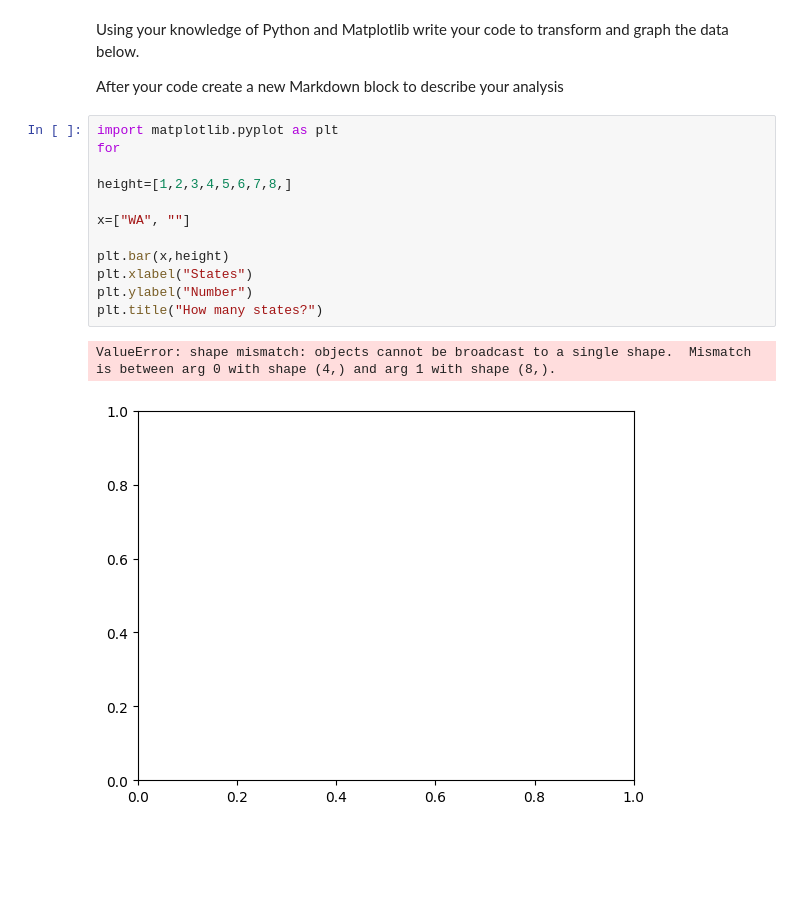
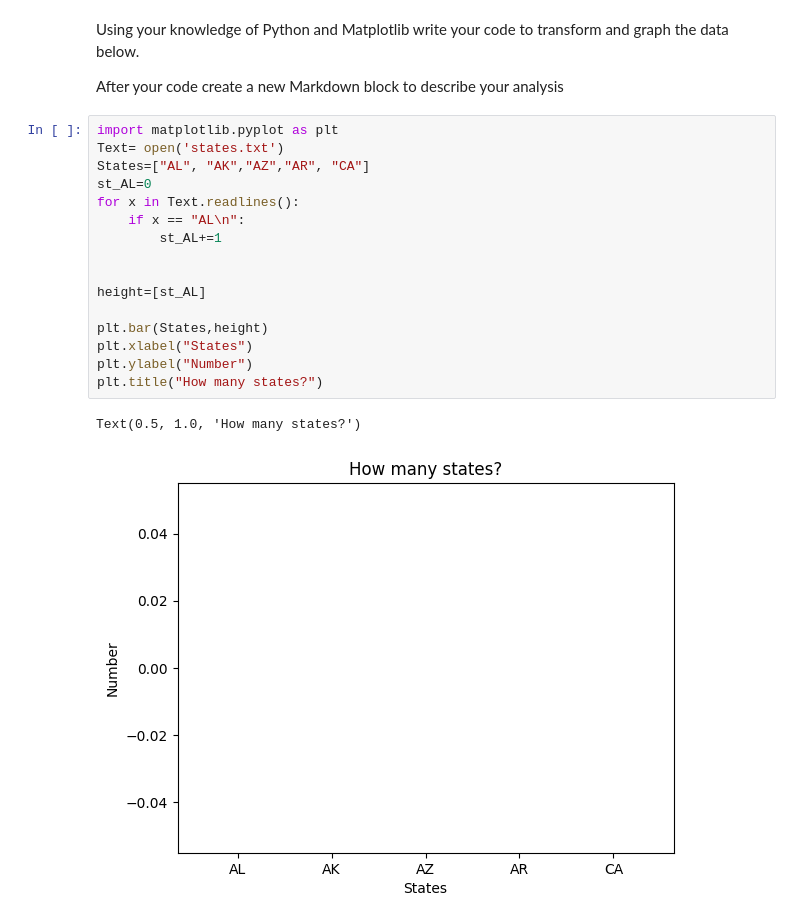
Before and after one commit to Djames16/Unit-2-Data-Science, a Jupyter notebook: file_operations.ipynb, the cells around one changed output. Cells and saved outputs as stored; diff of their text form; blank space fills up the shorter version.

Commit message:
Statess

```diff
--- a/file_operations.ipynb
+++ b/file_operations.ipynb
@@ -48,16 +48,20 @@ Using your knowledge of Python and Matplotlib write your code to transform and g
 After your code create a new Markdown block to describe your analysis
 # %%
 import matplotlib.pyplot as plt
-for
+Text= open('states.txt')
+States=["AL", "AK","AZ","AR", "CA"]
+st_AL=0
+for x in Text.readlines():
+    if x == "AL\n":
+        st_AL+=1
 
-height=[1,2,3,4,5,6,7,8,]
 
-x=["WA", ""]
+height=[st_AL]
 
-plt.bar(x,height)
+plt.bar(States,height)
 plt.xlabel("States")
 plt.ylabel("Number")
 plt.title("How many states?")
 # %% [output]
-ValueError: shape mismatch: objects cannot be broadcast to a single shape.  Mismatch is between arg 0 with shape (4,) and arg 1 with shape (8,).
+Text(0.5, 1.0, 'How many states?')
-[figure, old version]
+[figure, new version]
```
